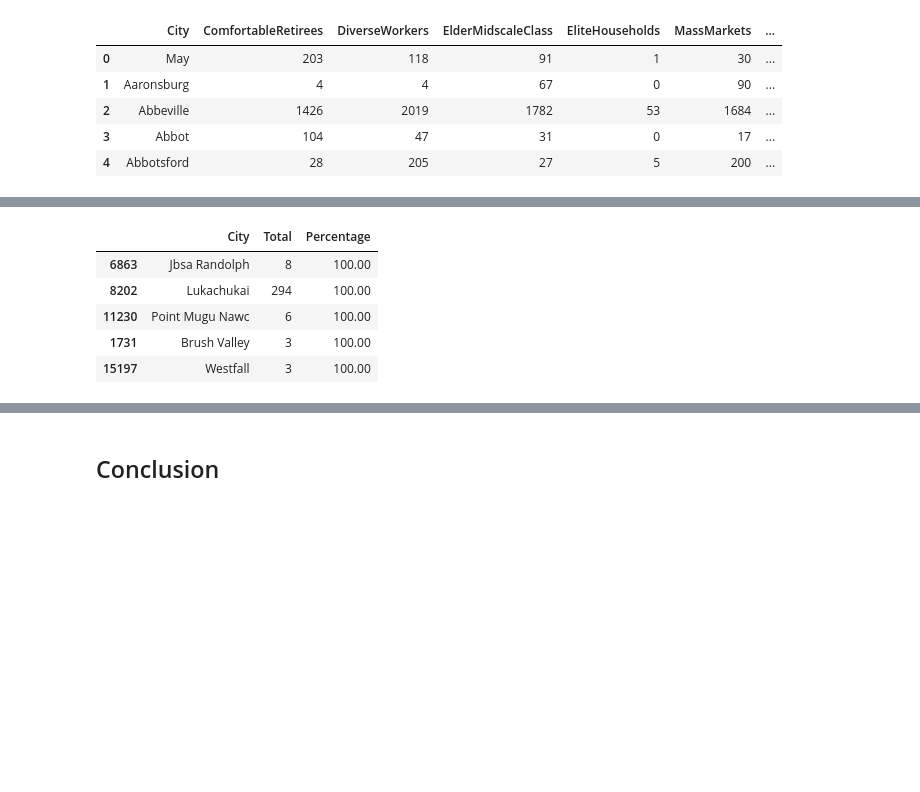
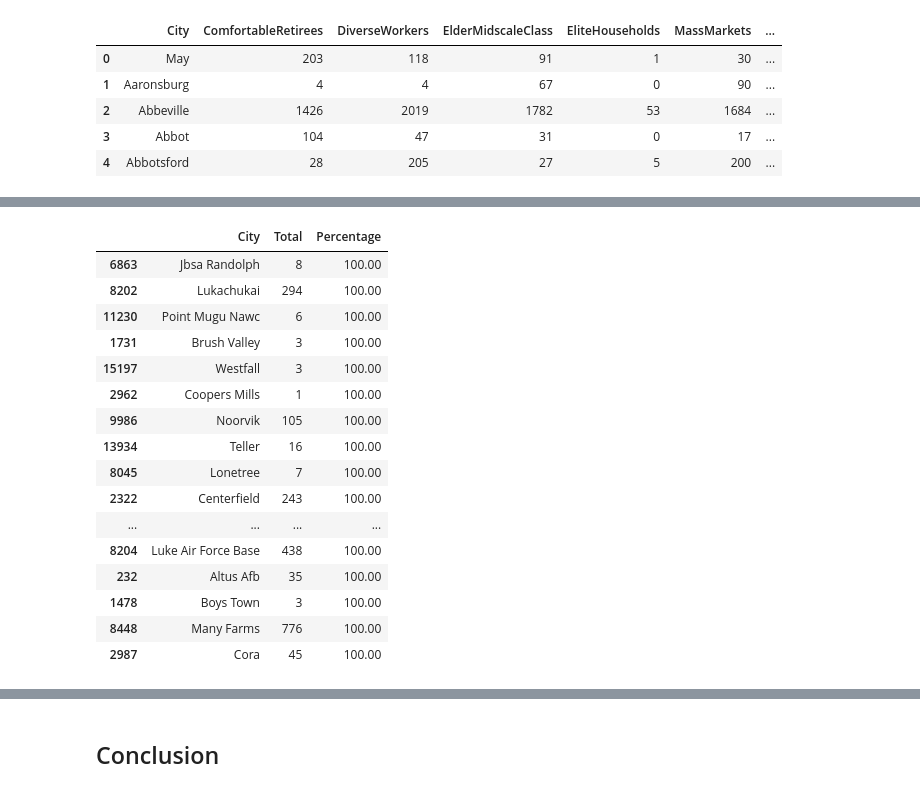
Before and after one commit to dennislamcv1/DAPPWC, a Jupyter notebook: the PwC Approach Final Project/Peer review assignment 3.ipynb, the cells around one changed output, grey strips where cells are left out. Saved outputs shown, nothing was run; the diff lists cells and outputs as text; code cells hidden in the pictures; blank space fills up the shorter version.

```diff
--- a/the PwC Approach Final Project/Peer review assignment 3.ipynb
+++ b/the PwC Approach Final Project/Peer review assignment 3.ipynb
@@ -143,9 +154,20 @@ df[["City","Total","Percentage"]].sort_values(by="Total", ascending=False, axis=
 # %%
-df[["City","Total","Percentage"]].sort_values(by="Percentage", ascending=False).head()
+df[["City","Total","Percentage"]].sort_values(by="Percentage", ascending=False).head(20)
 # %% [output]
 |  | City | Total | Percentage |
 | 6863 | Jbsa Randolph | 8 | 100.00 |
 | 8202 | Lukachukai | 294 | 100.00 |
 | 11230 | Point Mugu Nawc | 6 | 100.00 |
 | 1731 | Brush Valley | 3 | 100.00 |
 | 15197 | Westfall | 3 | 100.00 |
+| 2962 | Coopers Mills | 1 | 100.00 |
+| 9986 | Noorvik | 105 | 100.00 |
+| 13934 | Teller | 16 | 100.00 |
+| 8045 | Lonetree | 7 | 100.00 |
+| 2322 | Centerfield | 243 | 100.00 |
+| ... | ... | ... | ... |
+| 8204 | Luke Air Force Base | 438 | 100.00 |
+| 232 | Altus Afb | 35 | 100.00 |
+| 1478 | Boys Town | 3 | 100.00 |
+| 8448 | Many Farms | 776 | 100.00 |
+| 2987 | Cora | 45 | 100.00 |
```
Also changed, not shown: parts of 10 cells of this notebook, 9 other files.
